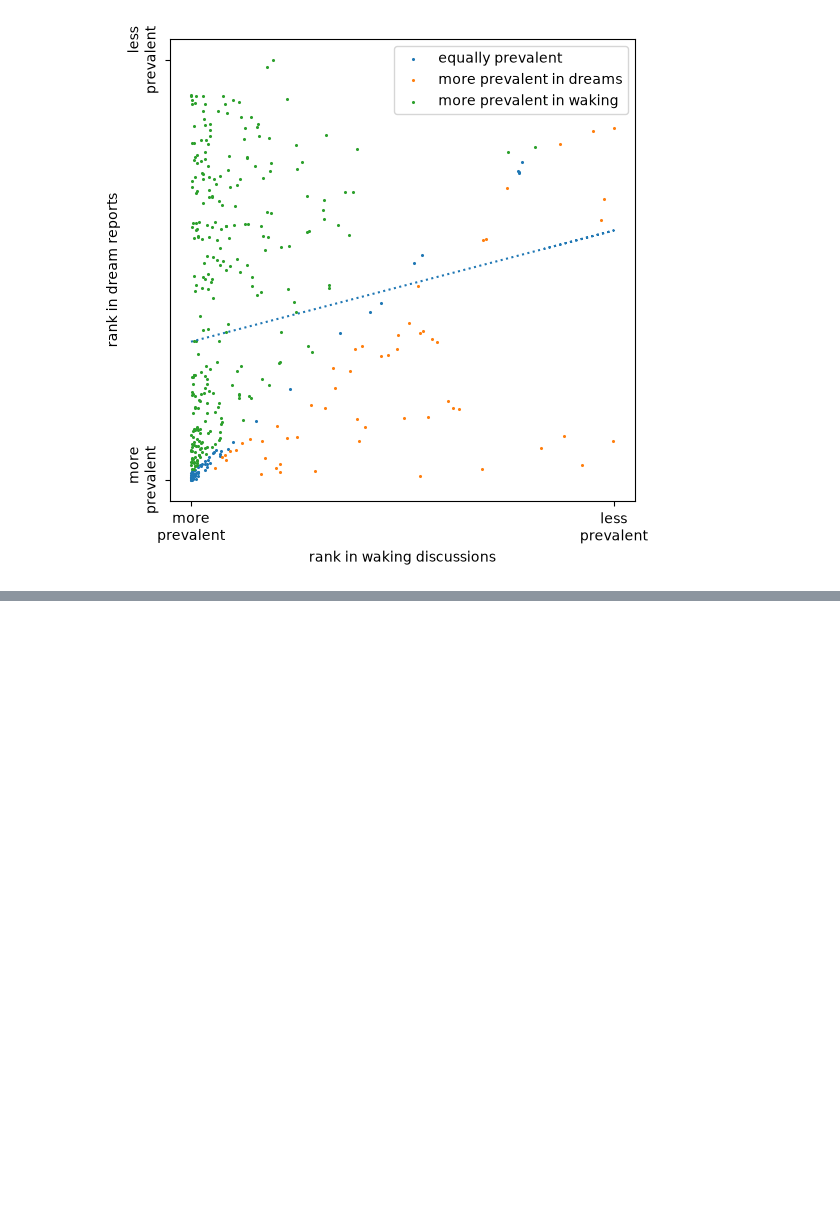
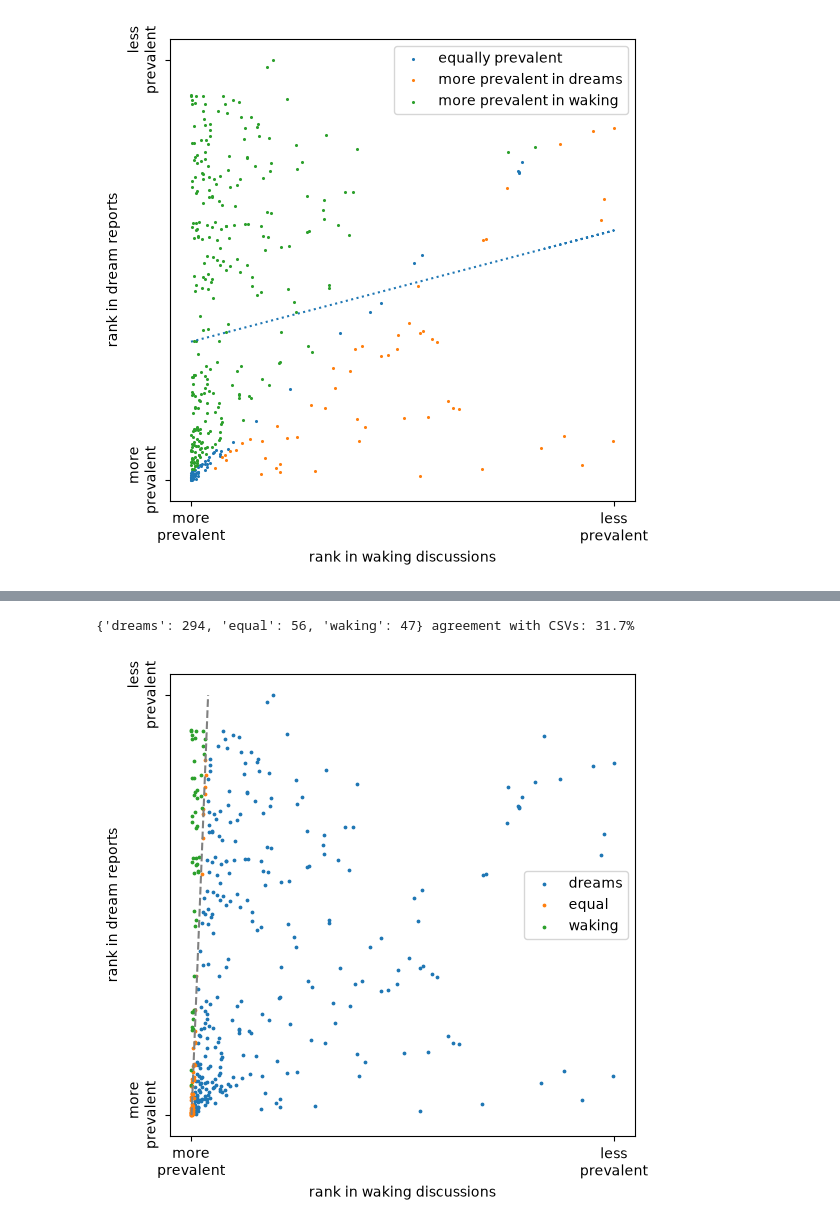
Before and after one commit to CosminS03/Epidemic_Dreams, a Jupyter notebook: figure2.ipynb, the cells around one changed output, grey strips where cells are left out. Saved outputs shown, nothing was run; the diff lists cells and outputs as text; code cells hidden in the pictures; blank space fills up the shorter version.

```diff
--- a/figure2.ipynb
+++ b/figure2.ipynb
@@ -55,0 +139,31 @@ y = 0.020548568922270572x + 547.1579809476208   R² = 0.03483927655687924
+# %%
+# Same procedure as A (same both, K, R2_STOP), with the regression direction swapped.
+cls_b = pd.Series("equal", index=both.index)
+while True:
+    eq = both[cls_b == "equal"]
+    reg_b = LinearRegression().fit(eq[["rank_dreams_covid"]], eq["rank_twitter_covid"])
+    res = eq["rank_twitter_covid"] - reg_b.predict(eq[["rank_dreams_covid"]])
+    z = (res - res.mean()) / res.std()
+    if not (z.abs() >= K).any() or reg_b.score(eq[["rank_dreams_covid"]], eq["rank_twitter_covid"]) >= R2_STOP:
+        break
+    cls_b[eq.index[z >= K]] = "dreams"   # waking rank much worse than predicted -> typical of dreams
+    cls_b[eq.index[z <= -K]] = "waking"  # waking rank much better than predicted -> typical of waking
+
+both["cls_b"] = cls_b
+print(cls_b.value_counts().to_dict(), f"agreement with CSVs: {(cls_b == both.truth).mean():.1%}")
+
+plt.figure(figsize=(6, 6))
+for c, d in both.groupby("cls_b"):
+    plt.scatter(d["rank_twitter_covid"], d["rank_dreams_covid"], s=3, label=c)
+# the fit gives waking = f(dreams), so sweep dream ranks and plot (predicted waking, dreams)
+ys = np.linspace(0, both["rank_dreams_covid"].max(), 100)
+plt.plot(reg_b.predict(pd.DataFrame({"rank_dreams_covid": ys})), ys, "--", color="grey")
+plt.legend()
+plt.xlabel("rank in waking discussions")
+plt.ylabel("rank in dream reports")
+plt.xticks([x.min(), x.max()], ["more\nprevalent", "less\nprevalent"])
+plt.yticks([y.min(), y.max()], ["more\nprevalent", "less\nprevalent"],rotation=90, va="center")
+plt.show()
+# %% [output]
+{'dreams': 294, 'equal': 56, 'waking': 47} agreement with CSVs: 31.7%
+[figure, added]
```
Also changed, not shown: parts of 5 cells of this notebook, 1 other file.
